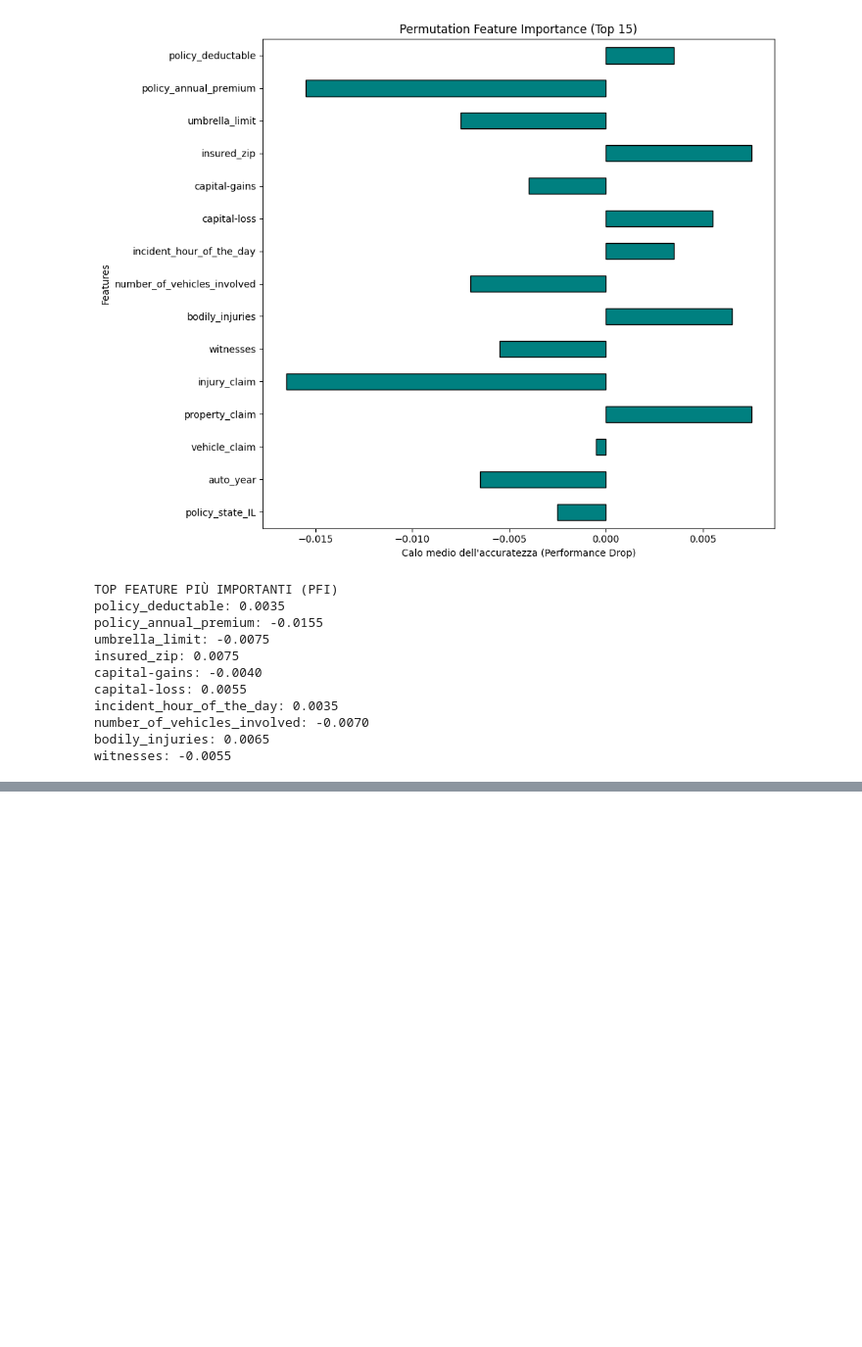
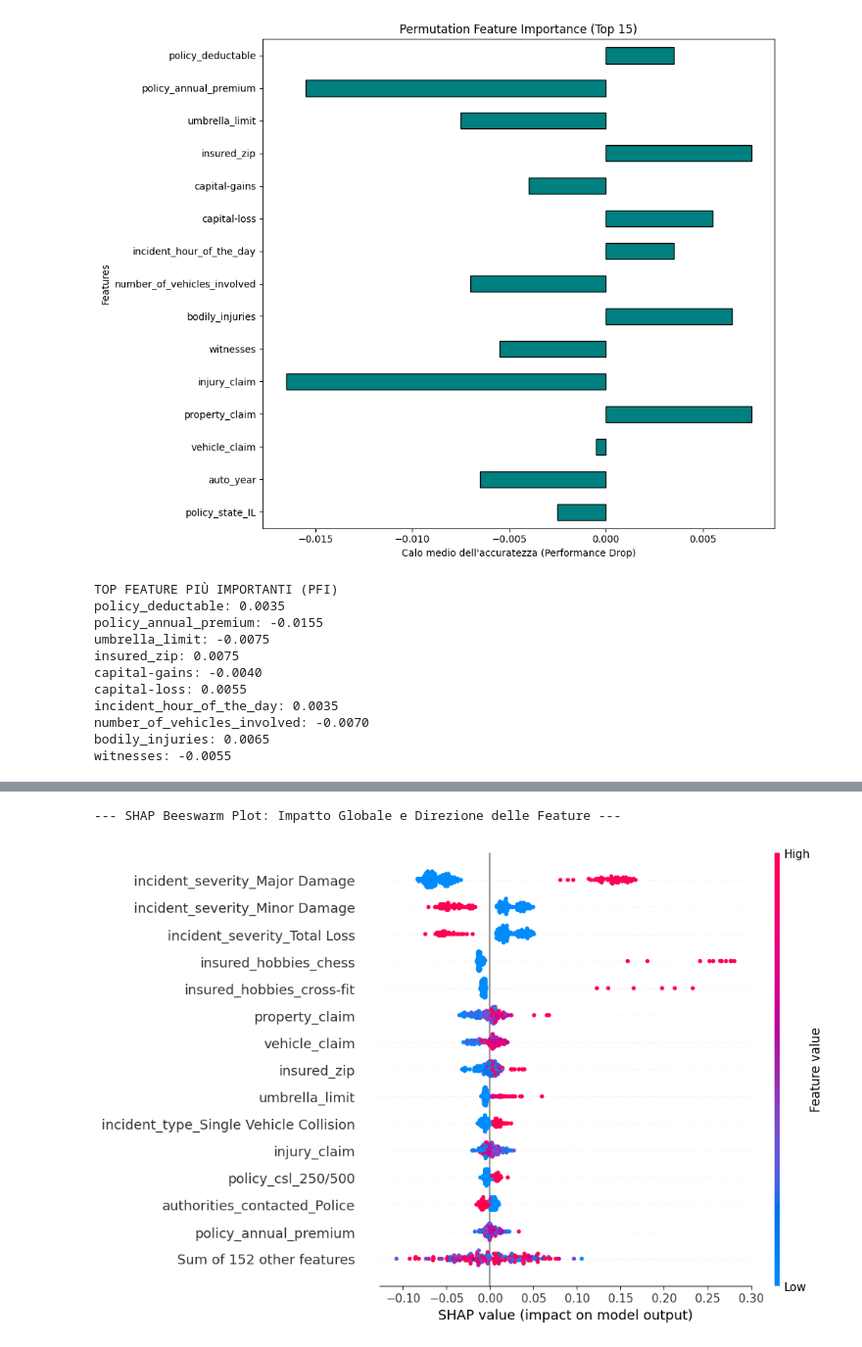
Before and after one commit to emmanuelmessina00/TrustyClaim-XAI-Framework, a Jupyter notebook: notebook/03_PostModeling_Explainability.ipynb, the cells around one changed output, grey strips where cells are left out. Shown at 98% size. Drawn from its saved outputs; the diff is of its cells as text; code cells hidden in the pictures; blank space fills up the shorter version.

```diff
--- a/notebook/03_PostModeling_Explainability.ipynb
+++ b/notebook/03_PostModeling_Explainability.ipynb
@@ -101,0 +130,8 @@ witnesses: -0.0055
+# %%
+print("--- SHAP Beeswarm Plot: Impatto Globale e Direzione delle Feature ---")
+plt.figure(figsize=(12,8))
+shap.plots.beeswarm(shap_values[:,:,1],max_display=15)
+plt.show()
+# %% [output]
+--- SHAP Beeswarm Plot: Impatto Globale e Direzione delle Feature ---
+[figure, added]
```
Also changed, not shown: parts of 6 cells of this notebook, 6 other files.
